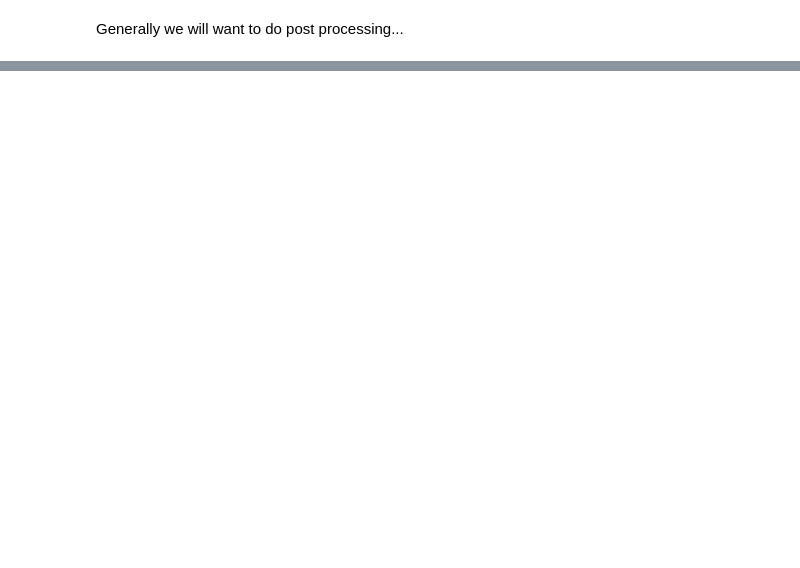
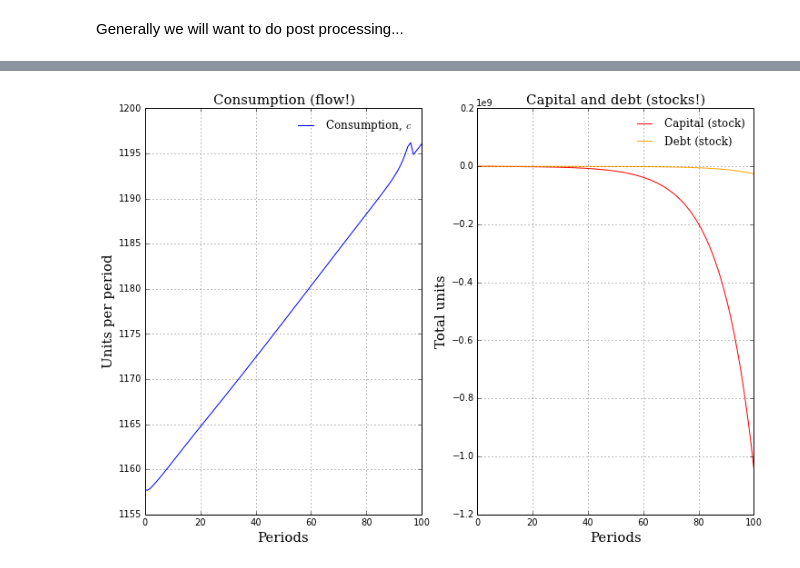
Before and after one commit to davidrpugh/zice-2014, a Jupyter notebook: optimization/Solving lifecycle problems with Pyomo.ipynb, the cells around one changed output, grey strips where cells are left out. Drawn from its saved outputs; the diff is of its cells as text; code cells hidden in the pictures; blank space fills up the shorter version.

```diff
--- a/optimization/Solving lifecycle problems with Pyomo.ipynb
+++ b/optimization/Solving lifecycle problems with Pyomo.ipynb
@@ -668,0 +1397,39 @@ plt.show()
+# %%
+stream = open("results.yml", 'r')
+results = yaml.load(stream)
+
+# initial capital and debt
+capital = [1.0]
+debt = [0.0]
+
+consumption = []
+
+for t in range(101):
+
+    if t > 0:
+        capital.append(results['Solution'][1]['Variable']['capital[%i]' %t]['Value'])
+        debt.append(results['Solution'][1]['Variable']['debt[%i]' %t]['Value'])
+
+    consumption.append(results['Solution'][1]['Variable']['consumption[%i]' %t]['Value'])
+# %%
+fig, axes = plt.subplots(1, 2, figsize=(12,8))
+
+axes[0].plot(range(101), consumption, color='b', label='Consumption, $c$')
+axes[0].set_xlabel('Periods', fontsize=15, family='serif')
+axes[0].set_ylabel('Units per period', fontsize=15, family='serif')
+axes[0].set_title('Consumption (flow!)', fontsize=15, family='serif')
+axes[0].grid()
+axes[0].legend(loc=0, frameon=False, prop={'family':'serif'})
+
+axes[1].plot(range(101), capital, color='r', label='Capital (stock)')
+axes[1].plot(range(101), debt, color='orange', label='Debt (stock)')
+axes[1].set_xlabel('Periods', fontsize=15, family='serif')
+axes[1].set_ylabel('Total units', fontsize=15, family='serif')
+axes[1].set_title('Capital and debt (stocks!)', fontsize=15, family='serif')
+axes[1].grid()
+axes[1].legend(loc=0, frameon=False, prop={'family':'serif'})
+
+
+plt.show()
+# %% [output]
+[figure, added]
```
Also changed, not shown: parts of 30 cells of this notebook, 19 other files.
